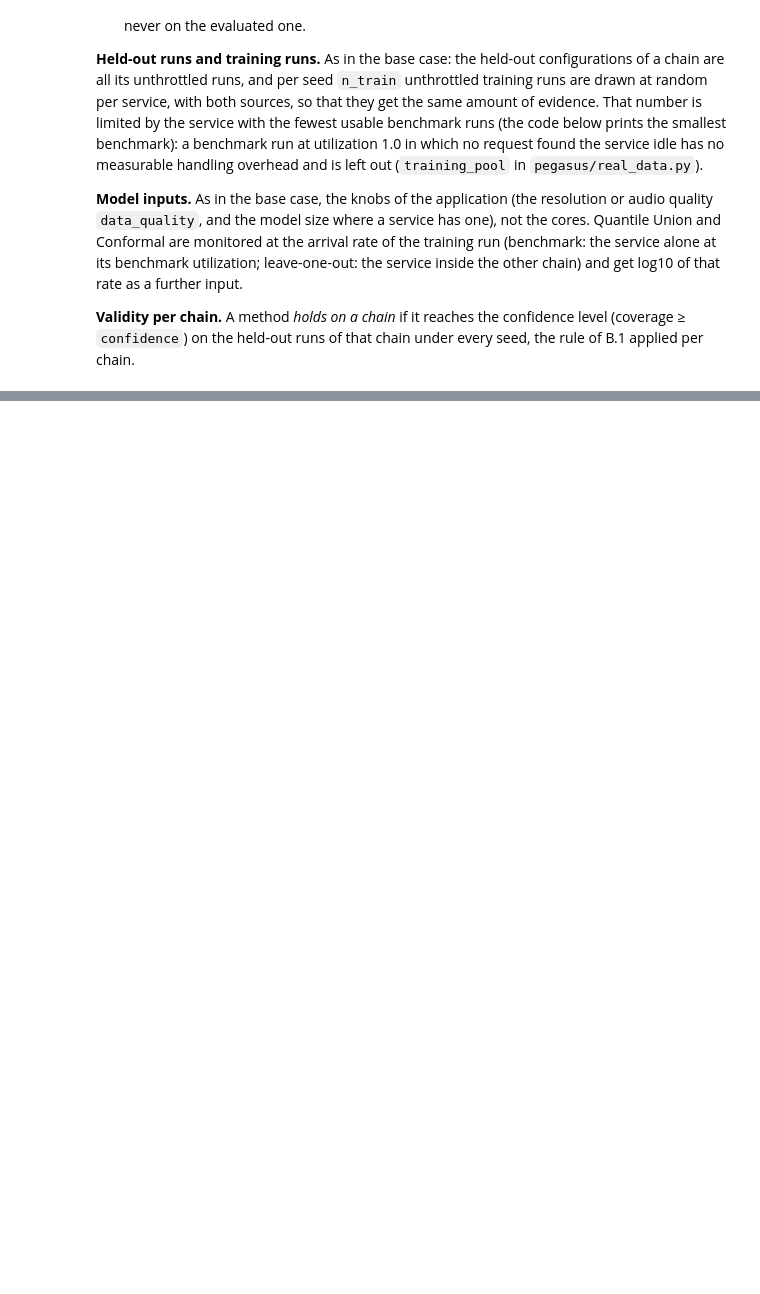
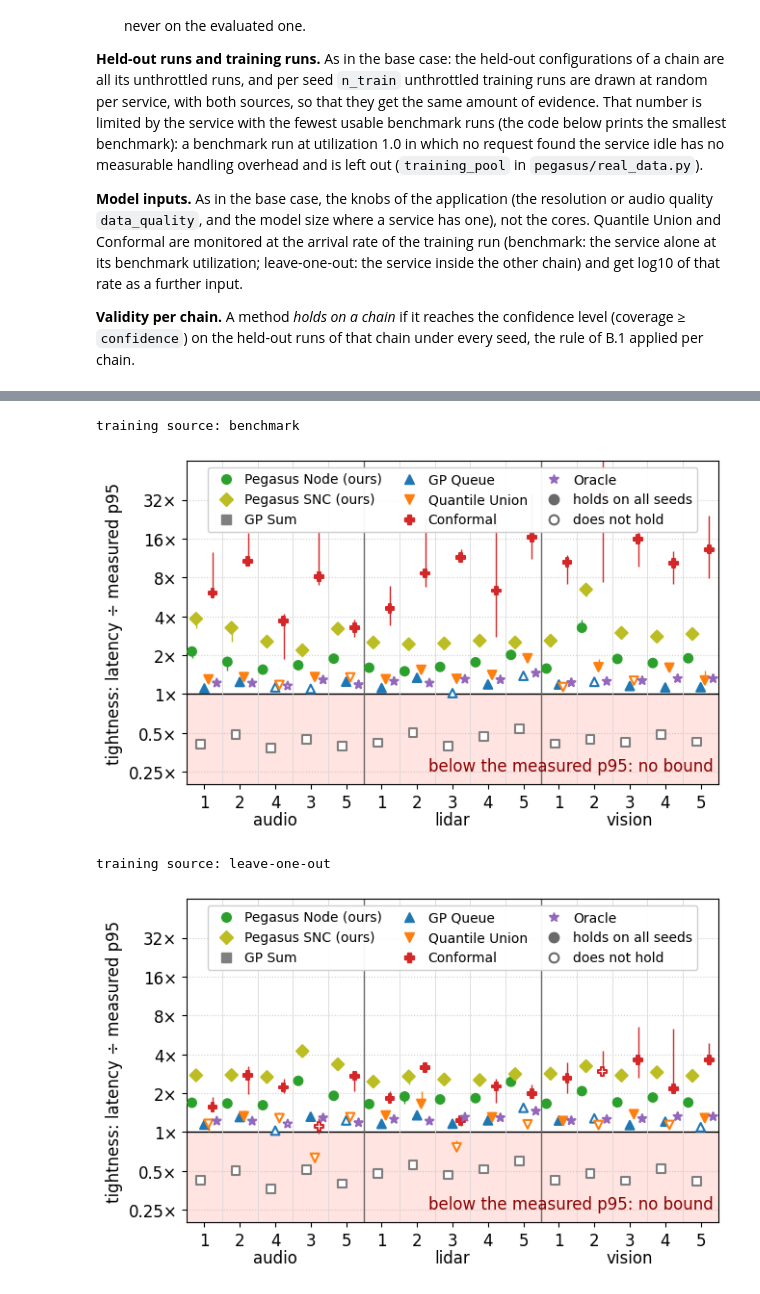
Before and after one commit to borissedlak/composable-autonomous-offerings, a Jupyter notebook: notebooks/tsc/2a_base_case.ipynb, the cells around one changed output, grey strips where cells are left out. Cells and saved outputs as stored; diff of their text form; code cells hidden in the pictures; blank space fills up the shorter version.

```diff
--- a/notebooks/tsc/2a_base_case.ipynb
+++ b/notebooks/tsc/2a_base_case.ipynb
@@ -384,7 +398,7 @@ compare the height of the filled dots within a chain; the closer to 1×, the tig
 where it hides no dot or bar of the other methods (`legend_inside` in `pegasus/figures.py`); it may cover parts of
 Conformal.
 # %%
-from pegasus.figures import FAILURE_COLOR, FAILURE_TEXT_COLOR, METHOD_STYLES, dodge_offsets, holds_handles, legend_inside, method_handle, paper_style, save_figure
+from pegasus.figures import FAILURE_COLOR, FAILURE_TEXT_COLOR, METHOD_STYLES, dodge_offsets, holds_handles, legend_inside, method_handle, paper_figure, paper_style, save_figure, tightness_label, tightness_tick
 
 
 def unseen_holds(source, chain, name):
@@ -413,7 +427,8 @@ if data_source == "real":
     offsets = dict(zip(unseen_names, dodge_offsets(len(unseen_names))))   # one column per method within a chain
     with paper_style():
         for source in unseen_sources:
-            fig, ax = plt.subplots(figsize=(8, 4.5))
+            print(f"training source: {source}")   # above the figure, not in it (no title in a paper figure)
+            fig, ax = paper_figure()
             drawn = []   # (x, y_low, y_high) of every bar and dot, so that the legend can be placed where it hides none
             # below 1x the latency of a method is under the measured quantile: it is no bound there
             ax.axhspan(TIGHTNESS_RANGE[0], 1.0, color=FAILURE_COLOR, linewidth=0)
@@ -424,42 +439,45 @@ if data_source == "real":
                 values = np.array([seed_tightness(source, chain, name) for chain in chain_order])   # (chains, seeds)
                 # median over the seeds, in which a seed without a finite value counts as infinitely loose, as in sweep_line
                 typical = np.median(np.where(np.isnan(values), np.inf, values), axis=1)
                 held = np.array([unseen_holds(source, chain, name) for chain in chain_order])
                 shown, x = np.isfinite(typical), positions + offsets[name]
                 ax.vlines(x[shown], np.nanmin(values[shown], axis=1), np.nanmax(values[shown], axis=1), color=color, linewidth=1)   # range over the seeds
                 if name != "Conformal":   # the legend may cover parts of Conformal, so that the axis keeps TIGHTNESS_RANGE
                     drawn += list(zip(x[shown], np.fmin(typical[shown], np.nanmin(values[shown], axis=1)), np.fmax(typical[shown], np.nanmax(values[shown], axis=1))))
                 ax.scatter(x[shown], typical[shown], s=40, marker=METHOD_STYLES[name][0], linewidths=1.5, zorder=3, edgecolors=color,
                            facecolors=[color if h else "white" for h in held[shown]])
             for boundary in positions[1:] - 0.5:
                 ax.axvline(boundary, color="0.85", linewidth=0.6)
             centers = []
             for k, app in enumerate(applications):
                 chains_of_app = positions[[application(chain) == app for chain in chain_order]]
                 if k > 0:
                     ax.axvline(chains_of_app[0] - 0.5, color="0.4", linewidth=1)
                 centers.append(chains_of_app.mean())
-            # the application names above the frame, so that the top of the axes is free for the legend
-            top = ax.secondary_xaxis("top")
-            top.set_xticks(centers, applications)
-            top.tick_params(length=0)
+            # the application names below the instance numbers, in place of an axis label: the figure keeps the fixed layout of
+            # every figure, and the top of the axes stays free for the legend
+            names = ax.secondary_xaxis("bottom")
+            names.set_xticks(centers, applications)
+            names.tick_params(length=0, pad=20)
             ax.text(0.99, 0.03, f"below the measured {p_label}: no bound", transform=ax.transAxes, ha="right", va="bottom", color=FAILURE_TEXT_COLOR)
             ax.set_xticks(positions, [chain.split('-')[2] for chain in chain_order])
             ax.set_xlim(-0.5, len(chain_order) - 0.5)
-            ax.set_xlabel("chain: instance of the application")
             ax.set_yscale("log")
             ax.set_ylim(*TIGHTNESS_RANGE)
-            ax.set_yticks(TIGHTNESS_TICKS, [f"{tick:g}×" for tick in TIGHTNESS_TICKS])
+            ax.set_yticks(TIGHTNESS_TICKS, [tightness_tick(tick) for tick in TIGHTNESS_TICKS])
             ax.yaxis.set_minor_locator(plt.NullLocator())
-            ax.set_ylabel(f"tightness: latency ÷ measured {p_label}")
-            ax.set_title(f"training source: {source}", loc="left", pad=24)
+            ax.set_ylabel(tightness_label(p_label))
             ax.grid(True, axis="y", linestyle=":", alpha=0.6)
             marker_handles, marker_labels = holds_handles()
-            fig.tight_layout()
             legend_inside(ax, [method_handle(name, line=False) for name in unseen_names] + marker_handles, unseen_names + marker_labels, drawn,
                           max_doublings=0, ncol=3, fontsize=10, framealpha=0.95, columnspacing=1.0, handletextpad=0.4)
             save_figure(fig, f"b1_all_chains_{source.replace('-', '_')}")
             plt.show()
+# %% [output]
+training source: benchmark
+[figure, added]
+training source: leave-one-out
+[figure, added]
 # %%
 if data_source == "real":
     def pooled_tightness(source, name):
```
Also changed, not shown: parts of 8 cells of this notebook, 50 other files.
